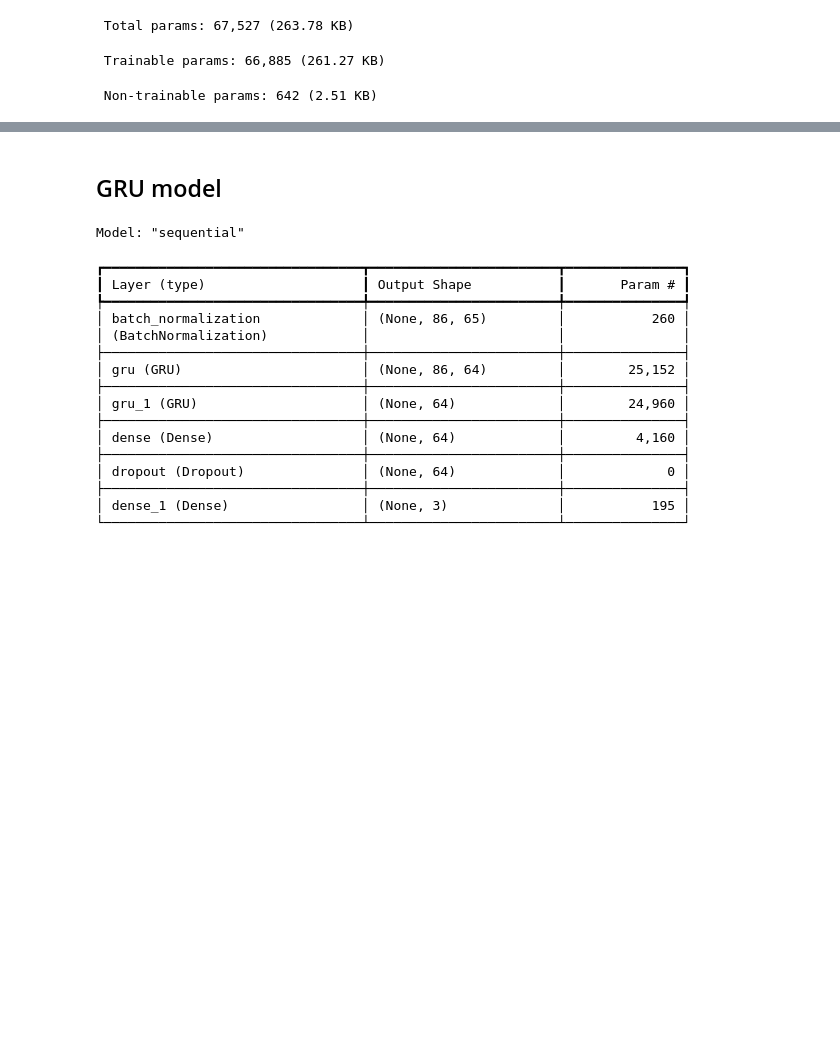
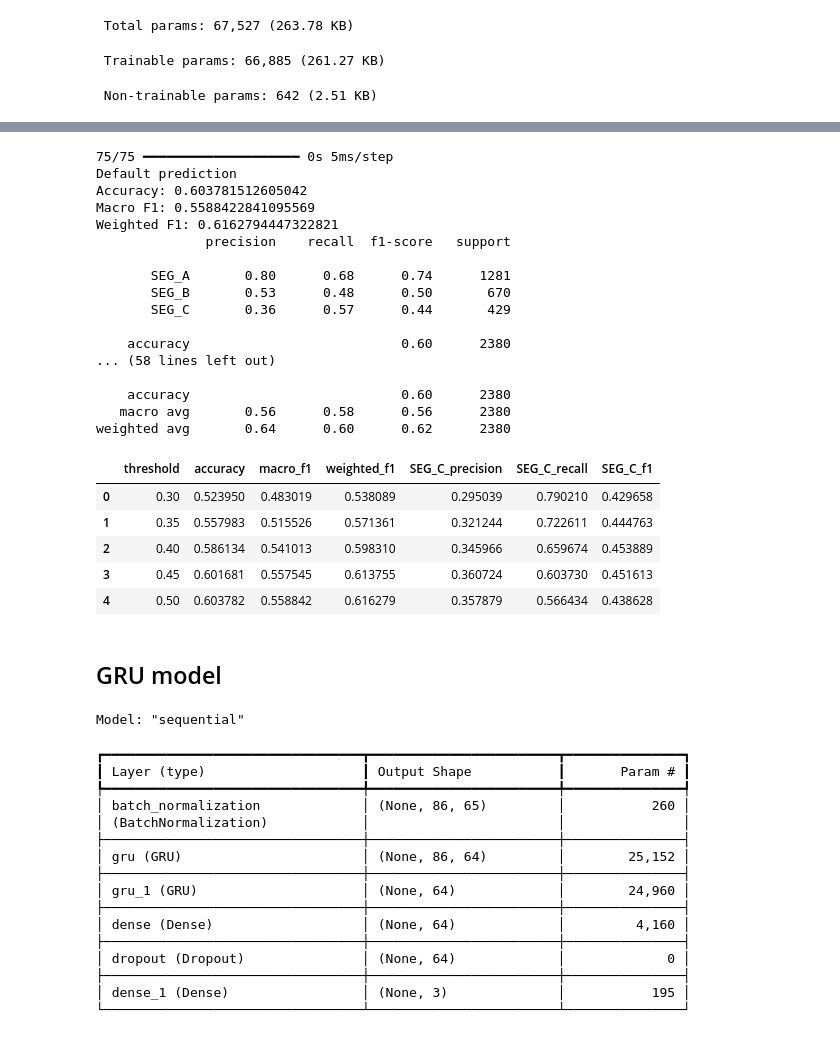
Before and after one commit to david-bazalduaa/Pfizer-segmentation-Ulcerative-Colitis, a Jupyter notebook: Neural network/Neural networks.ipynb, the cells around one changed output, grey strips where cells are left out. Cells and saved outputs as stored; diff of their text form; code cells hidden in the pictures; blank space fills up the shorter version.

```diff
--- a/Neural network/Neural networks.ipynb
+++ b/Neural network/Neural networks.ipynb
@@ -654,3 +641,76 @@ weighted avg       0.63      0.64      0.63      2379
+# %%
+# 1. Predict probabilities on the test set
+proba = cnn_model.predict(X_test)
+
+# 2. True labels
+y_true = y_test.numpy()
+
+# 3. SEG_C index
+seg_c_idx = 2  # SEG_A=0, SEG_B=1, SEG_C=2
+
+threshold_results = []
+
+y_pred_default = np.argmax(proba, axis=1)
+
+print("Default prediction")
+print("Accuracy:", accuracy_score(y_true, y_pred_default))
+print("Macro F1:", f1_score(y_true, y_pred_default, average="macro"))
+print("Weighted F1:", f1_score(y_true, y_pred_default, average="weighted"))
+print(classification_report(y_true, y_pred_default, target_names=target_names))
+
+for t in [0.30, 0.35, 0.40, 0.45, 0.50]:
+    # Base prediction: class with highest probability
+    y_pred_t = np.argmax(proba, axis=1)
+
+    # Override prediction to SEG_C if its probability passes threshold
+    y_pred_t[proba[:, seg_c_idx] >= t] = seg_c_idx
+
+    print(f"\nThreshold SEG_C: {t}")
+    print(classification_report(y_true, y_pred_t, target_names=target_names))
+
+    report = classification_report(
+        y_true,
+        y_pred_t,
+        target_names=target_names,
+        output_dict=True
+    )
+
+    threshold_results.append({
+        "threshold": t,
+        "accuracy": accuracy_score(y_true, y_pred_t),
+        "macro_f1": f1_score(y_true, y_pred_t, average="macro"),
+        "weighted_f1": f1_score(y_true, y_pred_t, average="weighted"),
+        "SEG_C_precision": report["SEG_C"]["precision"],
+        "SEG_C_recall": report["SEG_C"]["recall"],
+        "SEG_C_f1": report["SEG_C"]["f1-score"]
+    })
+
+threshold_df = pd.DataFrame(threshold_results)
+threshold_df
+# %% [output]
+75/75 ━━━━━━━━━━━━━━━━━━━━ 0s 5ms/step
+Default prediction
+Accuracy: 0.603781512605042
+Macro F1: 0.5588422841095569
+Weighted F1: 0.6162794447322821
+              precision    recall  f1-score   support
+
+       SEG_A       0.80      0.68      0.74      1281
+       SEG_B       0.53      0.48      0.50       670
+       SEG_C       0.36      0.57      0.44       429
+
+    accuracy                           0.60      2380
+... (58 lines left out)
+
+    accuracy                           0.60      2380
+   macro avg       0.56      0.58      0.56      2380
+weighted avg       0.64      0.60      0.62      2380
+|  | threshold | accuracy | macro_f1 | weighted_f1 | SEG_C_precision | SEG_C_recall | SEG_C_f1 |
+| 0 | 0.30 | 0.523950 | 0.483019 | 0.538089 | 0.295039 | 0.790210 | 0.429658 |
+| 1 | 0.35 | 0.557983 | 0.515526 | 0.571361 | 0.321244 | 0.722611 | 0.444763 |
+| 2 | 0.40 | 0.586134 | 0.541013 | 0.598310 | 0.345966 | 0.659674 | 0.453889 |
+| 3 | 0.45 | 0.601681 | 0.557545 | 0.613755 | 0.360724 | 0.603730 | 0.451613 |
+| 4 | 0.50 | 0.603782 | 0.558842 | 0.616279 | 0.357879 | 0.566434 | 0.438628 |
 # %% [markdown]
 ## GRU model
 # %%
```
Also changed, not shown: parts of 8 cells of this notebook.
